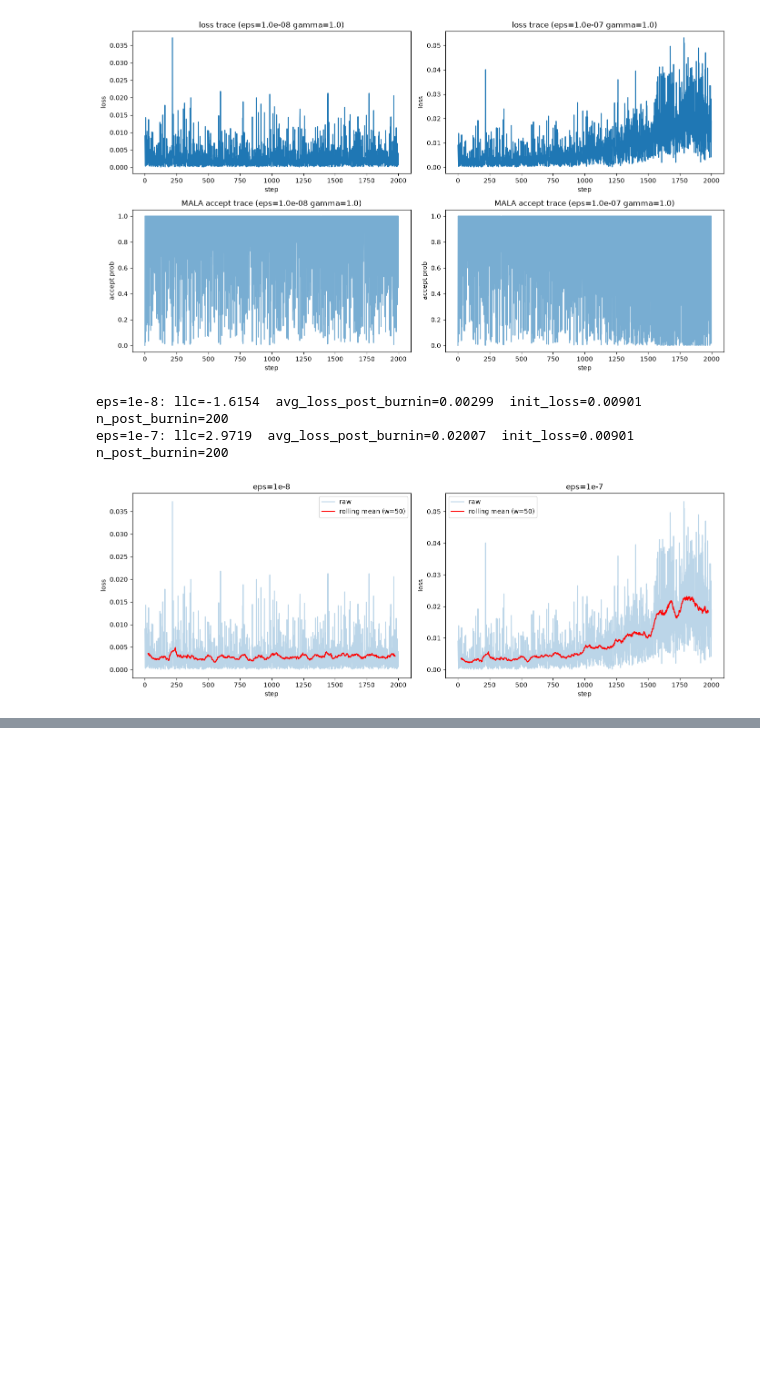
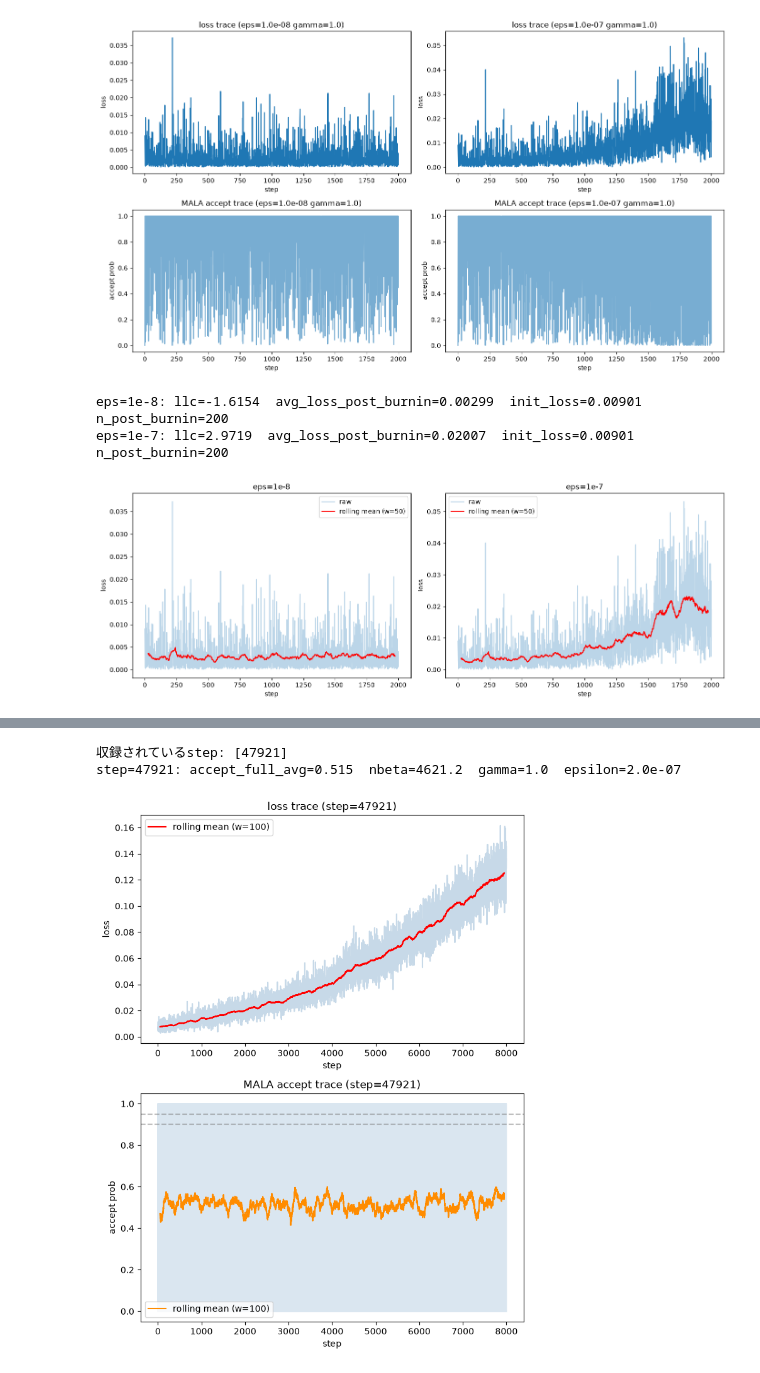
Before and after one commit to shiryu-nakano/dsb-llc-reproduction, a Jupyter notebook: plots_DSB_reproductin.ipynb, the cells around one changed output, grey strips where cells are left out. Saved outputs shown, nothing was run; the diff lists cells and outputs as text; code cells hidden in the pictures; blank space fills up the shorter version.

```diff
--- a/plots_DSB_reproductin.ipynb
+++ b/plots_DSB_reproductin.ipynb
@@ -312,0 +386,80 @@ plt.show()
+# %%
+import json
+import numpy as np
+import matplotlib.pyplot as plt
+from pathlib import Path
+
+ROOT = Path("/home/nakano/server/calibration_results_vision_resnet_setting")
+NET = "convnext-atto"
+
+records = {}
+for f in ROOT.glob(f"calib_{NET}_step*.json"):
+    d = json.load(open(f))
+    for r in d["records"]:
+        records[r["step"]] = r  # 同一stepが複数あればgamma/epsilonごとに要調整、今回は1パターンずつの想定
+
+print("収録されているstep:", sorted(records.keys()))
+for step, r in sorted(records.items()):
+    print(f"step={step}: accept_full_avg={r['mean_accept_prob_full']:.3f}  nbeta={r['nbeta']:.1f}  "
+          f"gamma={r['gamma']}  epsilon={r['epsilon']:.1e}")
+
+
+def rolling_mean(x, window=100):
+    x = np.array(x)
+    return np.convolve(x, np.ones(window)/window, mode='valid')
+
+steps_sorted = sorted(records.keys())
+n = len(steps_sorted)
+
+fig, axes = plt.subplots(2, n, figsize=(7*n, 9))
+if n == 1:
+    axes = axes.reshape(2, 1)
+
+for i, step in enumerate(steps_sorted):
+    r = records[step]
+    trace = np.array(r["loss_trace"])
+    rm = rolling_mean(trace, window=100)
+    accept_trace = np.array(r["mala_accept_trace"])
+    accept_rm = rolling_mean(accept_trace, window=100)
+
+    axes[0, i].plot(trace, alpha=0.3, color="steelblue")
+    axes[0, i].plot(np.arange(len(rm)) + 50, rm, color="red", label="rolling mean (w=100)")
+    axes[0, i].set_title(f"loss trace (step={step})")
+    axes[0, i].set_xlabel("step")
+    axes[0, i].set_ylabel("loss")
+    axes[0, i].legend()
+
+    axes[1, i].plot(accept_trace, alpha=0.2, color="steelblue")
+    axes[1, i].plot(np.arange(len(accept_rm)) + 50, accept_rm, color="darkorange", label="rolling mean (w=100)")
+    axes[1, i].set_title(f"MALA accept trace (step={step})")
+    axes[1, i].set_xlabel("step")
+    axes[1, i].set_ylabel("accept prob")
+    axes[1, i].set_ylim(-0.05, 1.05)
+    axes[1, i].axhline(0.9, color="gray", linestyle="--", alpha=0.5)
+    axes[1, i].axhline(0.95, color="gray", linestyle="--", alpha=0.5)
+    axes[1, i].legend()
+
+plt.tight_layout()
+plt.show()
+
+
+def compute_llc_with_burnin_step(loss_trace, nbeta, burnin_step):
+    trace = np.array(loss_trace)
+    post_burnin = trace[burnin_step:]
+    init_loss = trace[0]
+    avg_loss = post_burnin.mean()
+    llc = nbeta * (avg_loss - init_loss)
+    return llc, avg_loss, len(post_burnin)
+
+for step in steps_sorted:
+    r = records[step]
+    print(f"\n=== step={step} (nbeta={r['nbeta']:.1f}, epsilon={r['epsilon']:.1e}, gamma={r['gamma']}) ===")
+    total = len(r["loss_trace"])
+    for frac in [0.3, 0.5, 0.7, 0.8, 0.9]:
+        b = int(total * frac)
+        llc, avg_loss, np_ = compute_llc_with_burnin_step(r["loss_trace"], r["nbeta"], b)
+        print(f"  burnin={frac*100:.0f}% (step={b:5d}): llc={llc:9.3f}  avg_loss={avg_loss:.5f}  n_post={np_}")
+# %% [output]
+収録されているstep: [47921]
+step=47921: accept_full_avg=0.515  nbeta=4621.2  gamma=1.0  epsilon=2.0e-07
+[figure, added]
```
Also changed, not shown: parts of 6 cells of this notebook, 33 other files.
